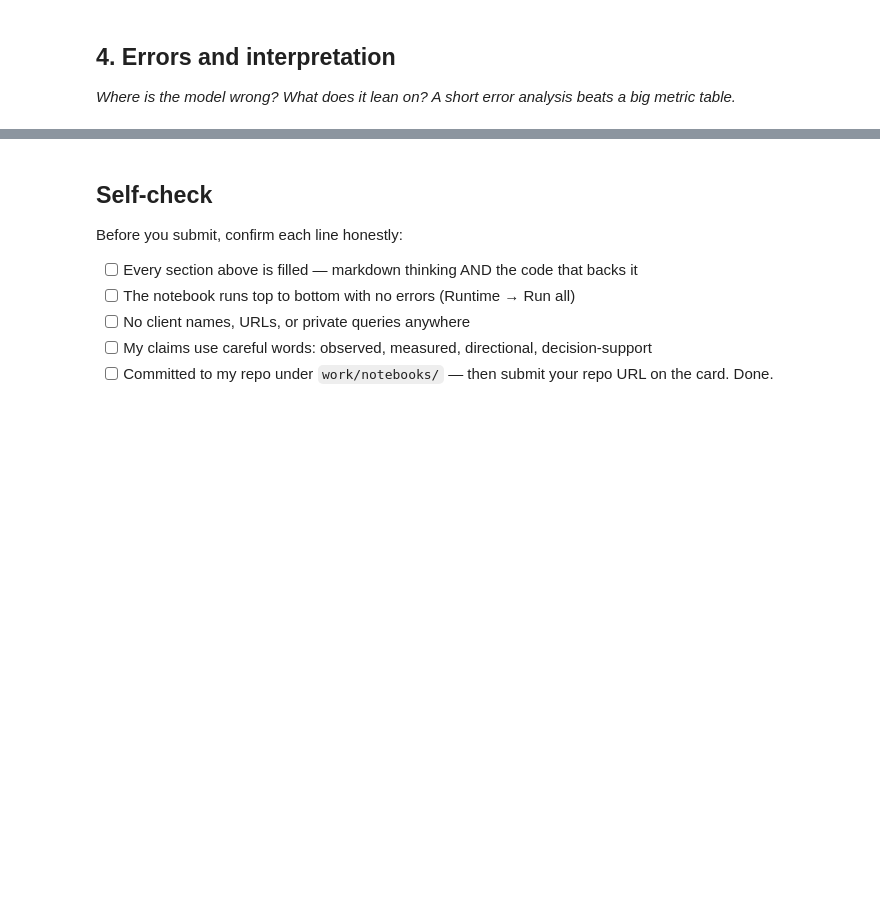
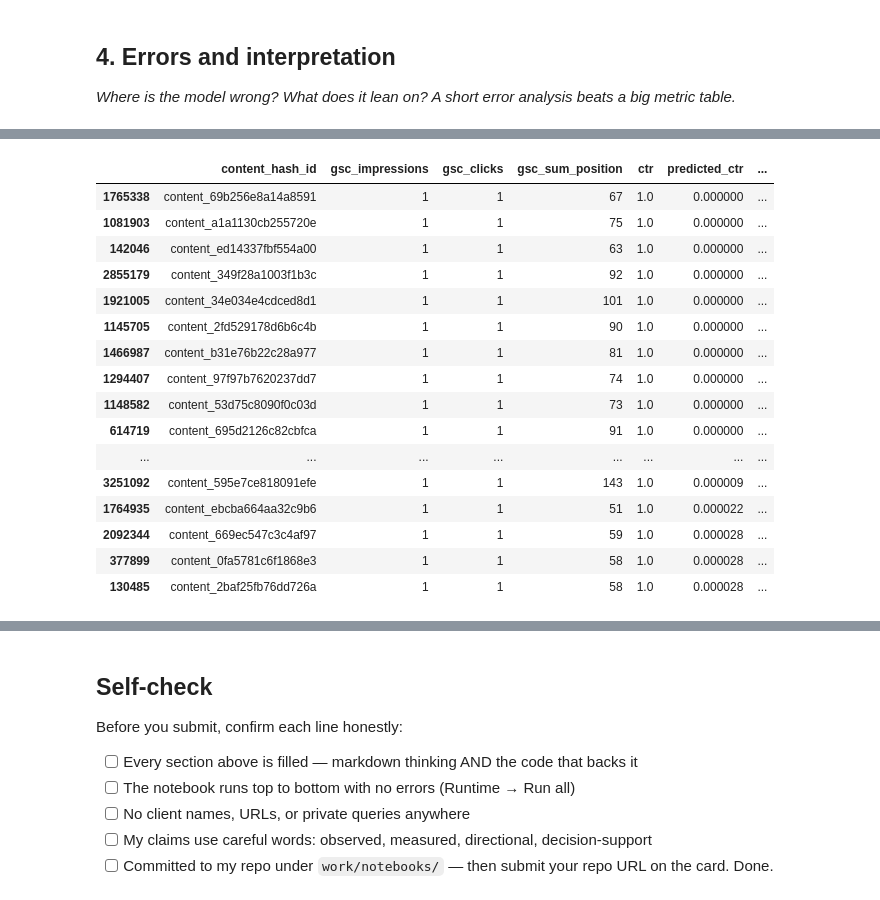
Before and after one commit to Vaib-raksh/Intern-ML, a Jupyter notebook: work/notebooks/w05_model.ipynb, the cells around one changed output, grey strips where cells are left out. Saved outputs shown, nothing was run; the diff lists cells and outputs as text; code cells hidden in the pictures; blank space fills up the shorter version.

```diff
--- a/work/notebooks/w05_model.ipynb
+++ b/work/notebooks/w05_model.ipynb
@@ -286,0 +291,40 @@ comparison
+# %%
+# Create an error analysis table
+error_df = test_df[[
+    "content_hash_id",
+    "gsc_impressions",
+    "gsc_clicks",
+    "gsc_sum_position",
+    "ctr"
+]].copy()
+
+error_df["predicted_ctr"] = model_prediction
+error_df["absolute_error"] = (
+    error_df["ctr"] - error_df["predicted_ctr"]
+).abs()
+
+# Show the 20 largest prediction errors
+largest_errors = error_df.sort_values(
+    "absolute_error",
+    ascending=False
+).head(20)
+
+largest_errors
+# %% [output]
+|  | content_hash_id | gsc_impressions | gsc_clicks | gsc_sum_position | ctr | predicted_ctr | ... |
+| 1765338 | content_69b256e8a14a8591 | 1 | 1 | 67 | 1.0 | 0.000000 | ... |
+| 1081903 | content_a1a1130cb255720e | 1 | 1 | 75 | 1.0 | 0.000000 | ... |
+| 142046 | content_ed14337fbf554a00 | 1 | 1 | 63 | 1.0 | 0.000000 | ... |
+| 2855179 | content_349f28a1003f1b3c | 1 | 1 | 92 | 1.0 | 0.000000 | ... |
+| 1921005 | content_34e034e4cdced8d1 | 1 | 1 | 101 | 1.0 | 0.000000 | ... |
+| 1145705 | content_2fd529178d6b6c4b | 1 | 1 | 90 | 1.0 | 0.000000 | ... |
+| 1466987 | content_b31e76b22c28a977 | 1 | 1 | 81 | 1.0 | 0.000000 | ... |
+| 1294407 | content_97f97b7620237dd7 | 1 | 1 | 74 | 1.0 | 0.000000 | ... |
+| 1148582 | content_53d75c8090f0c03d | 1 | 1 | 73 | 1.0 | 0.000000 | ... |
+| 614719 | content_695d2126c82cbfca | 1 | 1 | 91 | 1.0 | 0.000000 | ... |
+| ... | ... | ... | ... | ... | ... | ... | ... |
+| 3251092 | content_595e7ce818091efe | 1 | 1 | 143 | 1.0 | 0.000009 | ... |
+| 1764935 | content_ebcba664aa32c9b6 | 1 | 1 | 51 | 1.0 | 0.000022 | ... |
+| 2092344 | content_669ec547c3c4af97 | 1 | 1 | 59 | 1.0 | 0.000028 | ... |
+| 377899 | content_0fa5781c6f1868e3 | 1 | 1 | 58 | 1.0 | 0.000028 | ... |
+| 130485 | content_2baf25fb76dd726a | 1 | 1 | 58 | 1.0 | 0.000028 | ... |
```
Also changed, not shown: parts of 3 cells of this notebook.
